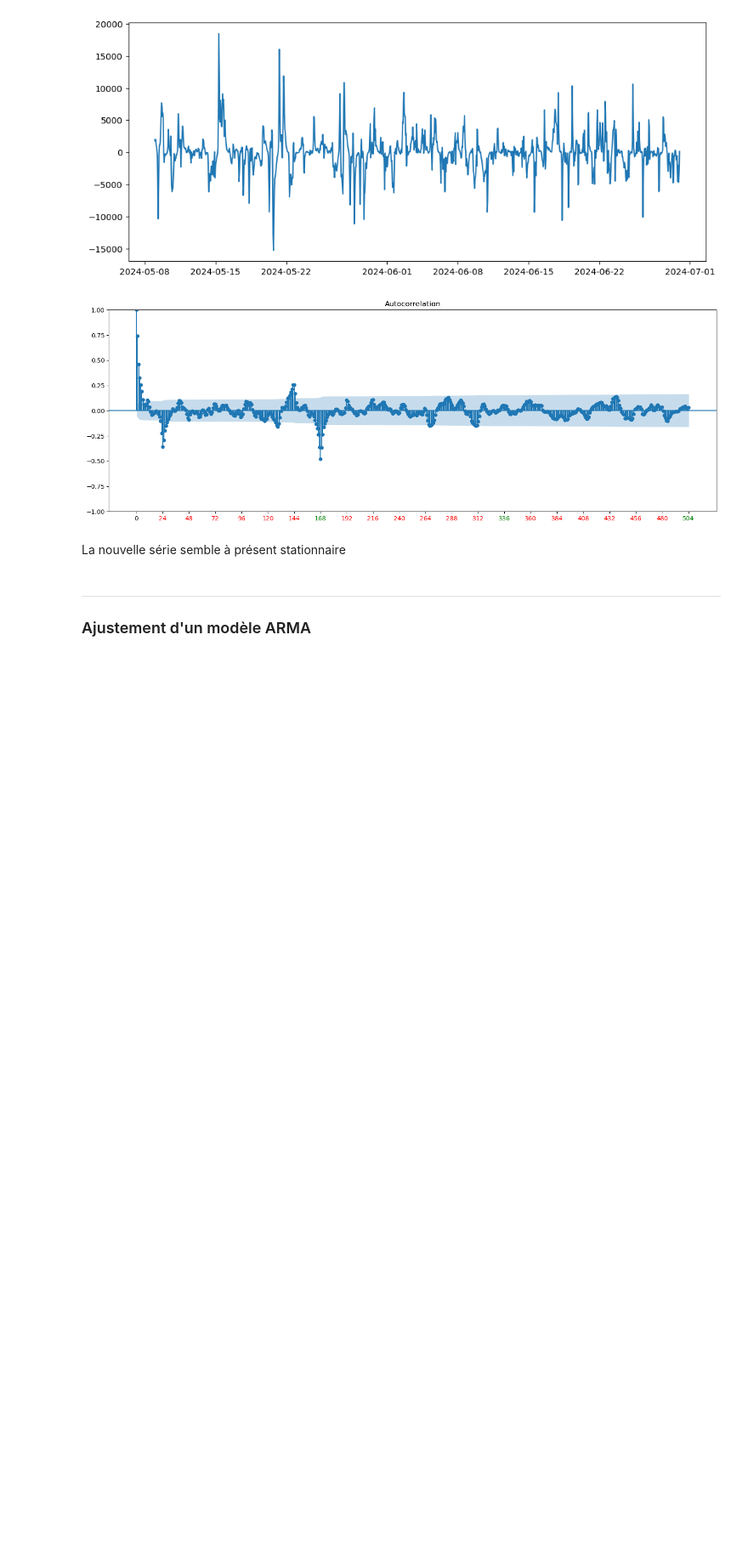
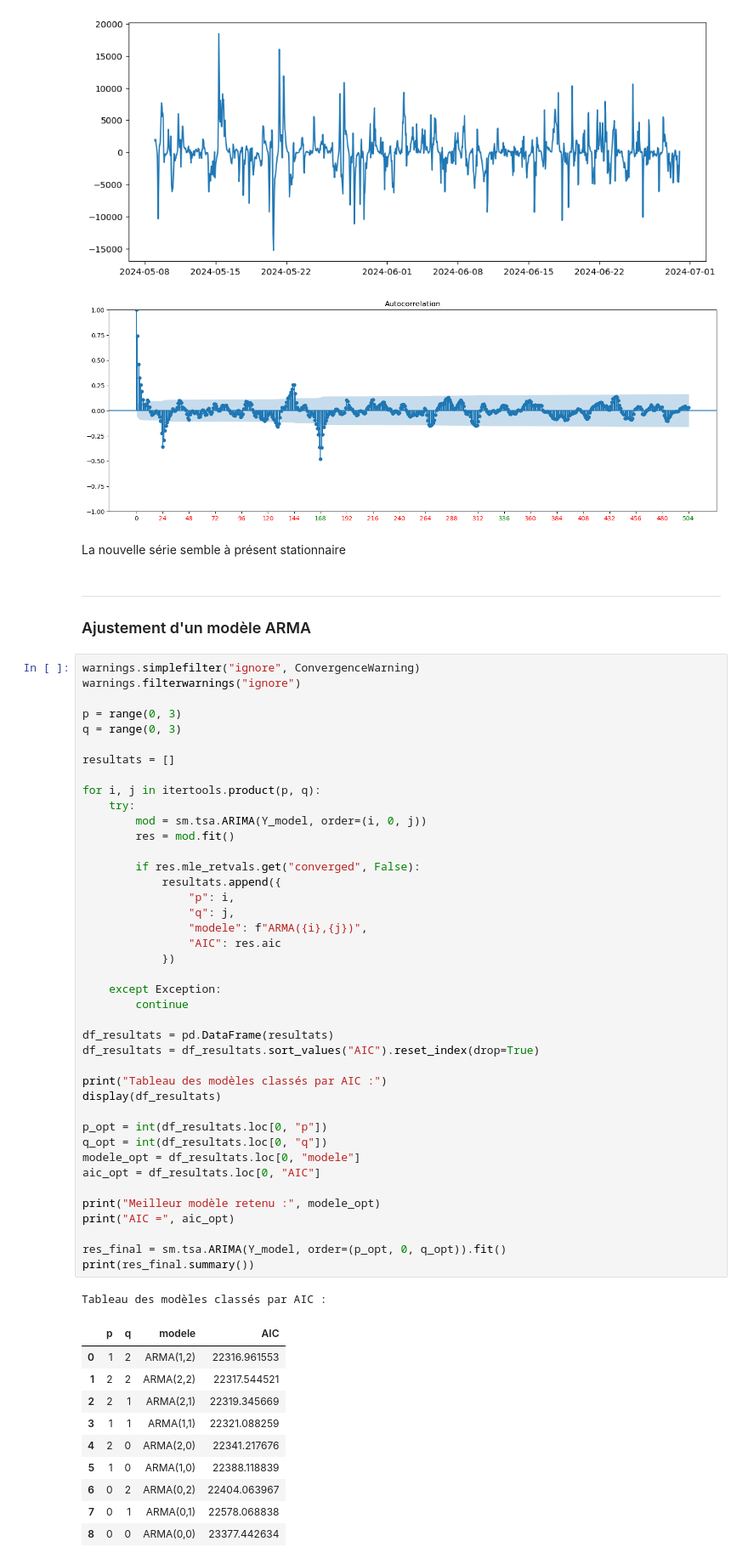
Before and after one commit to NourBouabid/serie_temporelle, a Jupyter notebook: notebook.ipynb, the cells around one changed output. Shown at 85% size. Saved outputs shown, nothing was run; the diff lists cells and outputs as text; blank space fills up the shorter version.

```diff
--- a/notebook.ipynb
+++ b/notebook.ipynb
@@ -195,3 +203,56 @@ La nouvelle série semble à présent stationnaire
 ---
 
 ### Ajustement d'un modèle ARMA
+# %%
+warnings.simplefilter("ignore", ConvergenceWarning)
+warnings.filterwarnings("ignore")
+
+p = range(0, 3)
+q = range(0, 3)
+
+resultats = []
+
+for i, j in itertools.product(p, q):
+    try:
+        mod = sm.tsa.ARIMA(Y_model, order=(i, 0, j))
+        res = mod.fit()
+
+        if res.mle_retvals.get("converged", False):
+            resultats.append({
+                "p": i,
+                "q": j,
+                "modele": f"ARMA({i},{j})",
+                "AIC": res.aic
+            })
+
+    except Exception:
+        continue
+
+df_resultats = pd.DataFrame(resultats)
+df_resultats = df_resultats.sort_values("AIC").reset_index(drop=True)
+
+print("Tableau des modèles classés par AIC :")
+display(df_resultats)
+
+p_opt = int(df_resultats.loc[0, "p"])
+q_opt = int(df_resultats.loc[0, "q"])
+modele_opt = df_resultats.loc[0, "modele"]
+aic_opt = df_resultats.loc[0, "AIC"]
+
+print("Meilleur modèle retenu :", modele_opt)
+print("AIC =", aic_opt)
+
+res_final = sm.tsa.ARIMA(Y_model, order=(p_opt, 0, q_opt)).fit()
+print(res_final.summary())
+# %% [output]
+Tableau des modèles classés par AIC :
+|  | p | q | modele | AIC |
+| 0 | 1 | 2 | ARMA(1,2) | 22316.961553 |
+| 1 | 2 | 2 | ARMA(2,2) | 22317.544521 |
+| 2 | 2 | 1 | ARMA(2,1) | 22319.345669 |
+| 3 | 1 | 1 | ARMA(1,1) | 22321.088259 |
+| 4 | 2 | 0 | ARMA(2,0) | 22341.217676 |
+| 5 | 1 | 0 | ARMA(1,0) | 22388.118839 |
+| 6 | 0 | 2 | ARMA(0,2) | 22404.063967 |
+| 7 | 0 | 1 | ARMA(0,1) | 22578.068838 |
+| 8 | 0 | 0 | ARMA(0,0) | 23377.442634 |
```
Also changed, not shown: parts of 13 cells of this notebook.
